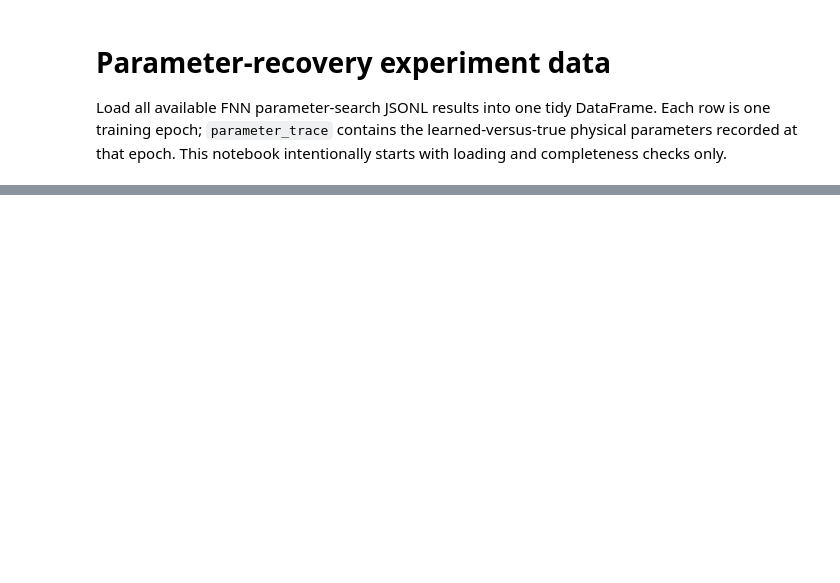
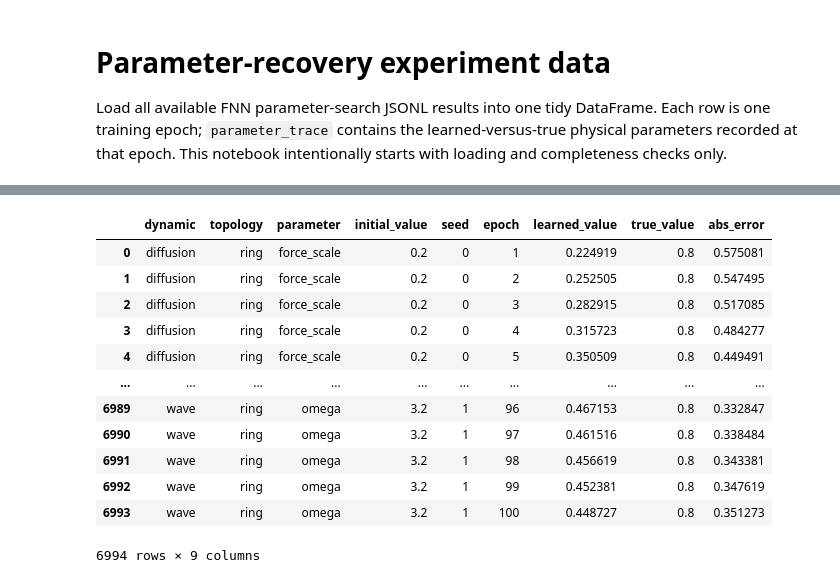
Before and after one commit to tweninger/fnn, a Jupyter notebook: notebooks/4_parameter_search.ipynb, the cells around one changed output, grey strips where cells are left out. Saved outputs shown, nothing was run; the diff lists cells and outputs as text; code cells hidden in the pictures; blank space fills up the shorter version.

```diff
--- a/notebooks/4_parameter_search.ipynb
+++ b/notebooks/4_parameter_search.ipynb
@@ -80,0 +112,68 @@ print('Parameter-trace columns:', trace_columns)
+# %%
+PARAMETER_TRACE_COLS = {
+    "gamma": {
+        "learned": "parameter_trace.learned_gamma",
+        "true": "parameter_trace.true_gamma",
+        "error": "parameter_trace.gamma_abs_error",
+        "label": r"$\gamma$",
+    },
+    "force_scale": {
+        "learned": "parameter_trace.learned_force_scale",
+        "true": "parameter_trace.true_force_scale",
+        "error": "parameter_trace.force_scale_abs_error",
+        "label": "Force scale",
+    },
+    "omega": {
+        "learned": "parameter_trace.learned_omega",
+        "true": "parameter_trace.true_omega",
+        "error": "parameter_trace.omega_abs_error",
+        "label": r"$\omega$",
+    },
+}
+
+
+records = []
+
+for parameter, cfg in PARAMETER_TRACE_COLS.items():
+
+    sub = parameter_df[
+        parameter_df["parameter"].eq(parameter)
+        & parameter_df[cfg["learned"]].notna()
+    ]
+
+    for _, row in sub.iterrows():
+        records.append({
+            "dynamic": row["dynamic"],
+            "topology": row["topology"],
+            "parameter": parameter,
+            "initial_value": row["initial_value"],
+            "seed": row["seed"],
+            "epoch": row["epoch"],
+            "learned_value": row[cfg["learned"]],
+            "true_value": row[cfg["true"]],
+            "abs_error": row[cfg["error"]],
+        })
+
+recovery_long = (
+    pd.DataFrame(records)
+    .sort_values(
+        ["dynamic", "parameter", "initial_value", "seed", "epoch"]
+    )
+    .reset_index(drop=True)
+)
+
+recovery_long
+# %% [output]
+|  | dynamic | topology | parameter | initial_value | seed | epoch | learned_value | true_value | abs_error |
+| 0 | diffusion | ring | force_scale | 0.2 | 0 | 1 | 0.224919 | 0.8 | 0.575081 |
+| 1 | diffusion | ring | force_scale | 0.2 | 0 | 2 | 0.252505 | 0.8 | 0.547495 |
+| 2 | diffusion | ring | force_scale | 0.2 | 0 | 3 | 0.282915 | 0.8 | 0.517085 |
+| 3 | diffusion | ring | force_scale | 0.2 | 0 | 4 | 0.315723 | 0.8 | 0.484277 |
+| 4 | diffusion | ring | force_scale | 0.2 | 0 | 5 | 0.350509 | 0.8 | 0.449491 |
+| ... | ... | ... | ... | ... | ... | ... | ... | ... | ... |
+| 6989 | wave | ring | omega | 3.2 | 1 | 96 | 0.467153 | 0.8 | 0.332847 |
+| 6990 | wave | ring | omega | 3.2 | 1 | 97 | 0.461516 | 0.8 | 0.338484 |
+| 6991 | wave | ring | omega | 3.2 | 1 | 98 | 0.456619 | 0.8 | 0.343381 |
+| 6992 | wave | ring | omega | 3.2 | 1 | 99 | 0.452381 | 0.8 | 0.347619 |
+| 6993 | wave | ring | omega | 3.2 | 1 | 100 | 0.448727 | 0.8 | 0.351273 |
+6994 rows × 9 columns
```
Also changed, not shown: parts of 10 cells of this notebook, 7 other files.
